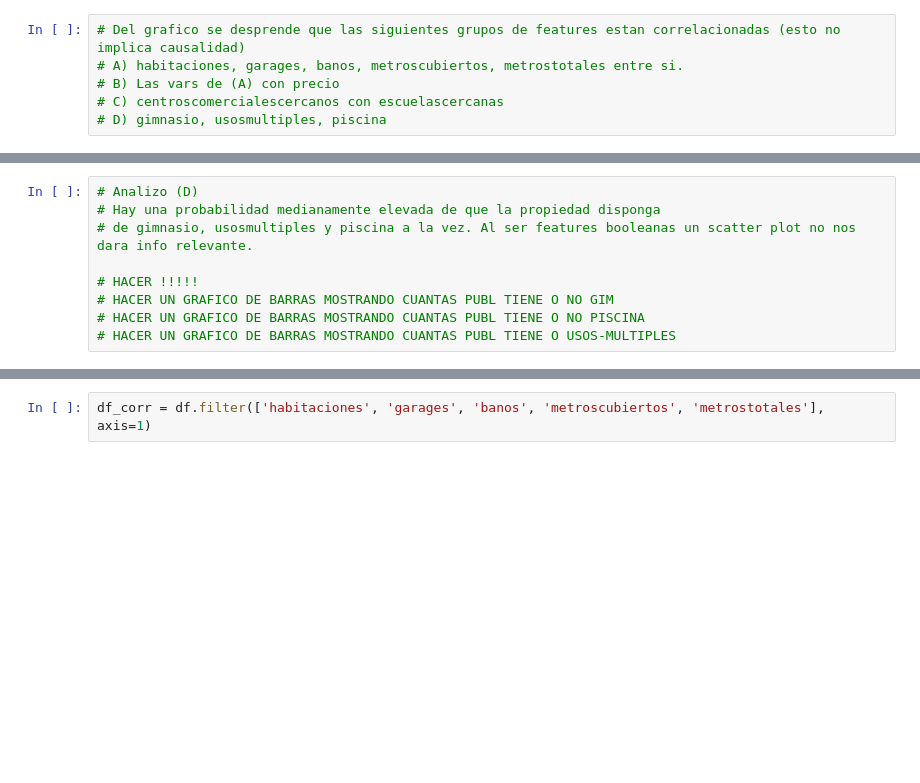
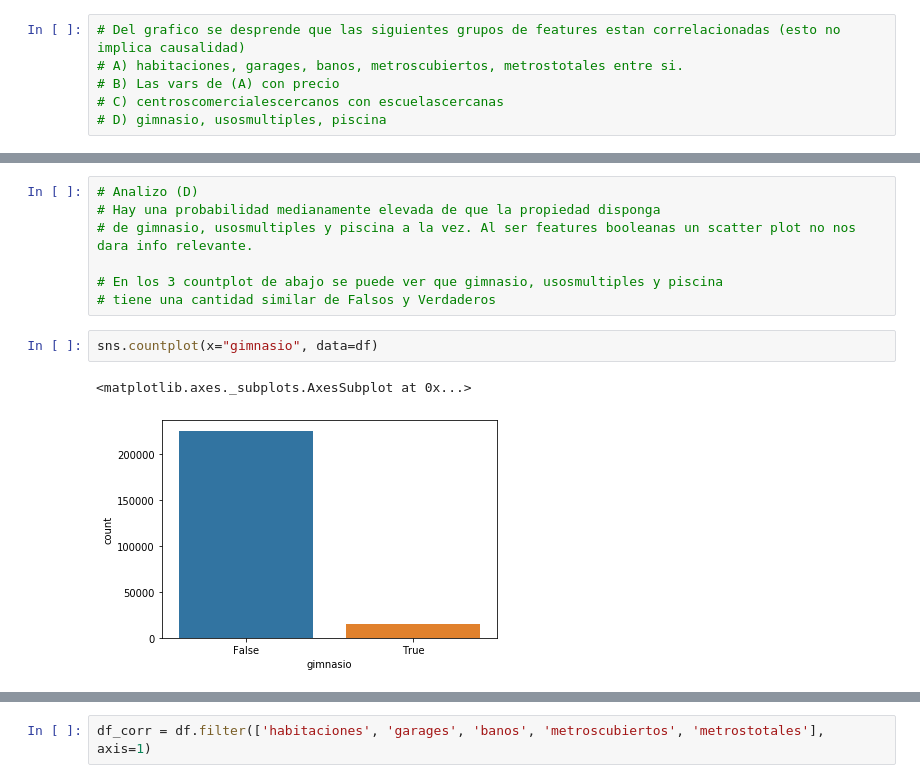
Before and after one commit to nbuzzano/7506-zonaprop, a Jupyter notebook: zonaprop-data-analysis.ipynb, the cells around one changed output, grey strips where cells are left out. Cells and saved outputs as stored; diff of their text form; blank space fills up the shorter version.

```diff
--- a/zonaprop-data-analysis.ipynb
+++ b/zonaprop-data-analysis.ipynb
@@ -210,7 +219,10 @@ sns.heatmap(df.corr(), square=True, annot=True, fmt='.2f');
 # Hay una probabilidad medianamente elevada de que la propiedad disponga
 # de gimnasio, usosmultiples y piscina a la vez. Al ser features booleanas un scatter plot no nos dara info relevante.
 
-# HACER !!!!!
-# HACER UN GRAFICO DE BARRAS MOSTRANDO CUANTAS PUBL TIENE O NO GIM
-# HACER UN GRAFICO DE BARRAS MOSTRANDO CUANTAS PUBL TIENE O NO PISCINA
-# HACER UN GRAFICO DE BARRAS MOSTRANDO CUANTAS PUBL TIENE O USOS-MULTIPLES
+# En los 3 countplot de abajo se puede ver que gimnasio, usosmultiples y piscina
+# tiene una cantidad similar de Falsos y Verdaderos
+# %%
+sns.countplot(x="gimnasio", data=df)
+# %% [output]
+<matplotlib.axes._subplots.AxesSubplot at 0x...>
+[figure, added]
```
Also changed, not shown: parts of 5 cells of this notebook.
